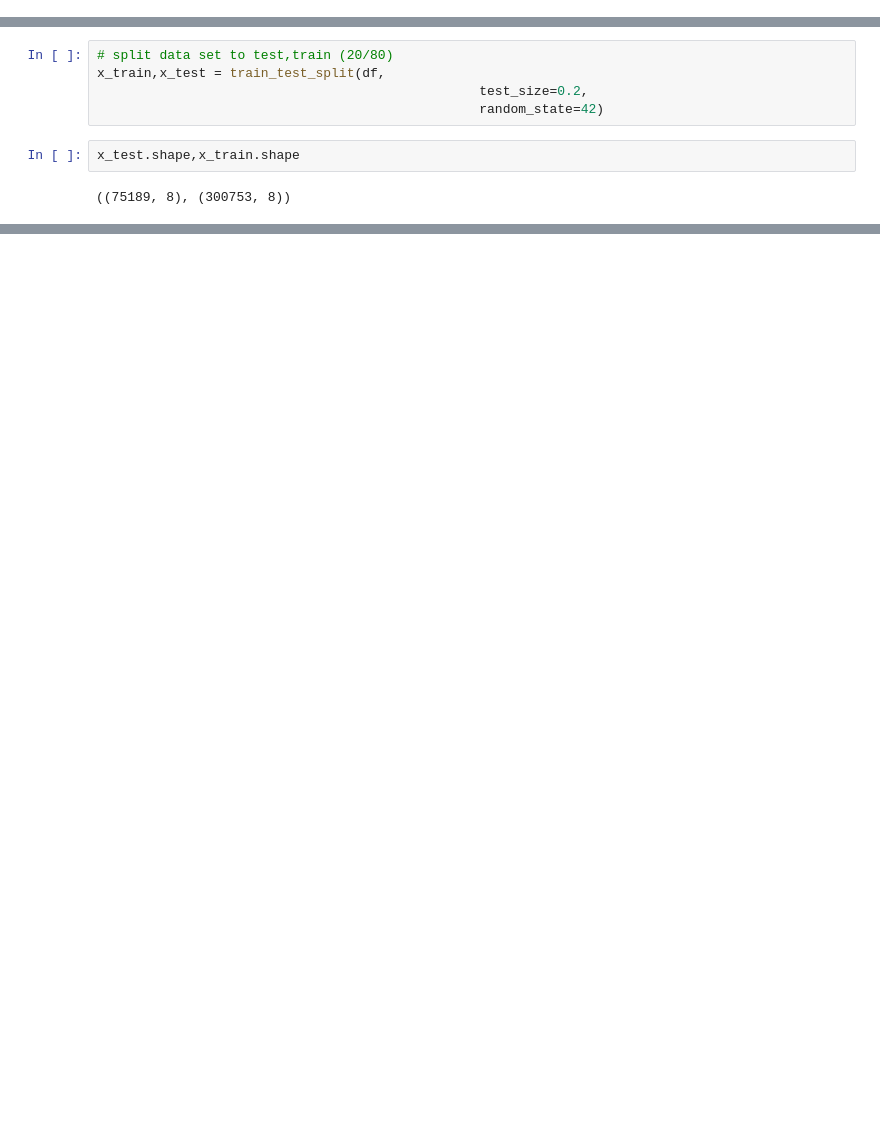
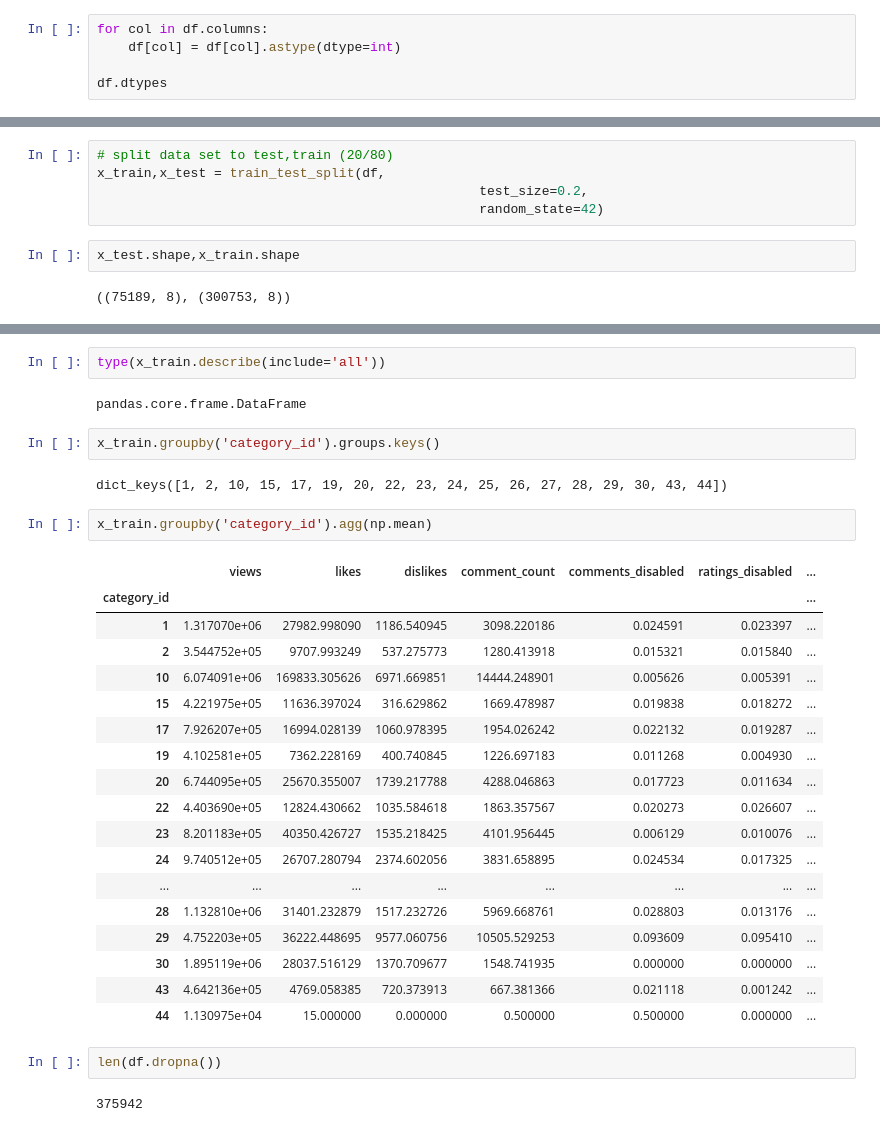
Before and after one commit to ashen007/youtube_trending, a Jupyter notebook: trending.ipynb, the cells around one changed output, grey strips where cells are left out. Drawn from its saved outputs; the diff is of its cells as text; blank space fills up the shorter version.

```diff
--- a/trending.ipynb
+++ b/trending.ipynb
@@ -85,3 +85,8 @@ df
 | 375940 | 22 | 14225 | 793 | 39 | 209 | 0 | 0 | ... |
 | 375941 | 29 | 52340 | 7708 | 133 | 1819 | 0 | 0 | ... |
 375942 rows × 8 columns
+# %%
+for col in df.columns:
+    df[col] = df[col].astype(dtype=int)
+
+df.dtypes
@@ -96,0 +124,33 @@ x_test.shape,x_train.shape
+# %%
+type(x_train.describe(include='all'))
+# %% [output]
+pandas.core.frame.DataFrame
+# %%
+x_train.groupby('category_id').groups.keys()
+# %% [output]
+dict_keys([1, 2, 10, 15, 17, 19, 20, 22, 23, 24, 25, 26, 27, 28, 29, 30, 43, 44])
+# %%
+x_train.groupby('category_id').agg(np.mean)
+# %% [output]
+|  | views | likes | dislikes | comment_count | comments_disabled | ratings_disabled | ... |
+| category_id |  |  |  |  |  |  | ... |
+| 1 | 1.317070e+06 | 27982.998090 | 1186.540945 | 3098.220186 | 0.024591 | 0.023397 | ... |
+| 2 | 3.544752e+05 | 9707.993249 | 537.275773 | 1280.413918 | 0.015321 | 0.015840 | ... |
+| 10 | 6.074091e+06 | 169833.305626 | 6971.669851 | 14444.248901 | 0.005626 | 0.005391 | ... |
+| 15 | 4.221975e+05 | 11636.397024 | 316.629862 | 1669.478987 | 0.019838 | 0.018272 | ... |
+| 17 | 7.926207e+05 | 16994.028139 | 1060.978395 | 1954.026242 | 0.022132 | 0.019287 | ... |
+| 19 | 4.102581e+05 | 7362.228169 | 400.740845 | 1226.697183 | 0.011268 | 0.004930 | ... |
+| 20 | 6.744095e+05 | 25670.355007 | 1739.217788 | 4288.046863 | 0.017723 | 0.011634 | ... |
+| 22 | 4.403690e+05 | 12824.430662 | 1035.584618 | 1863.357567 | 0.020273 | 0.026607 | ... |
+| 23 | 8.201183e+05 | 40350.426727 | 1535.218425 | 4101.956445 | 0.006129 | 0.010076 | ... |
+| 24 | 9.740512e+05 | 26707.280794 | 2374.602056 | 3831.658895 | 0.024534 | 0.017325 | ... |
+| ... | ... | ... | ... | ... | ... | ... | ... |
+| 28 | 1.132810e+06 | 31401.232879 | 1517.232726 | 5969.668761 | 0.028803 | 0.013176 | ... |
+| 29 | 4.752203e+05 | 36222.448695 | 9577.060756 | 10505.529253 | 0.093609 | 0.095410 | ... |
+| 30 | 1.895119e+06 | 28037.516129 | 1370.709677 | 1548.741935 | 0.000000 | 0.000000 | ... |
+| 43 | 4.642136e+05 | 4769.058385 | 720.373913 | 667.381366 | 0.021118 | 0.001242 | ... |
+| 44 | 1.130975e+04 | 15.000000 | 0.000000 | 0.500000 | 0.500000 | 0.000000 | ... |
+# %%
+len(df.dropna())
+# %% [output]
+375942
```
Also changed, not shown: parts of 3 cells of this notebook.
